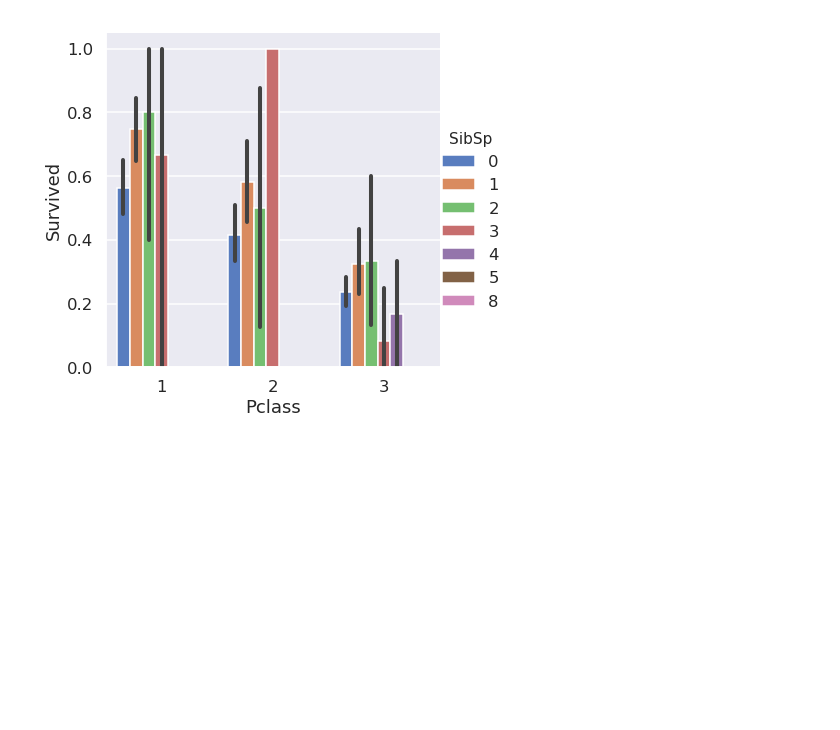
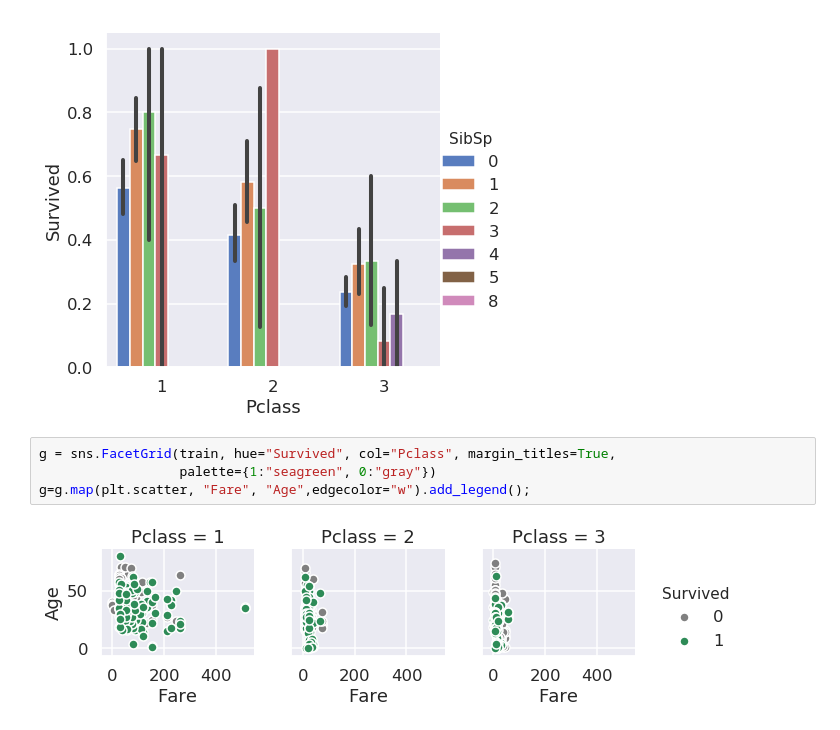
Before and after one commit to RISHABH084/Kaggle-Challenges, a Jupyter notebook: Titanic .ipynb, the cells around one changed output. Cells and saved outputs as stored; diff of their text form; blank space fills up the shorter version.

```diff
--- a/Titanic .ipynb
+++ b/Titanic .ipynb
@@ -170,3 +170,9 @@ sns.catplot(x="Pclass", y="Survived", hue="SibSp", data=train,
 # %% [output]
 <seaborn.axisgrid.FacetGrid at 0x...>
 [figure]
+# %%
+g = sns.FacetGrid(train, hue="Survived", col="Pclass", margin_titles=True,
+                  palette={1:"seagreen", 0:"gray"})
+g=g.map(plt.scatter, "Fare", "Age",edgecolor="w").add_legend();
+# %% [output]
+[figure, added]
```
